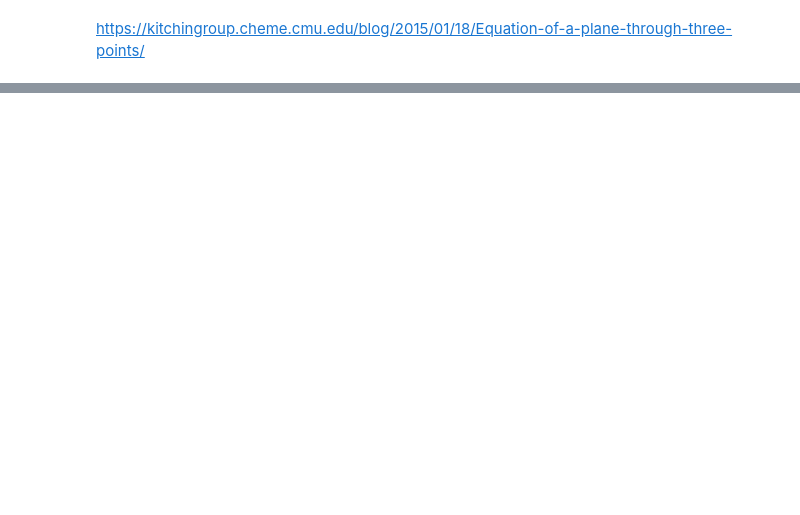
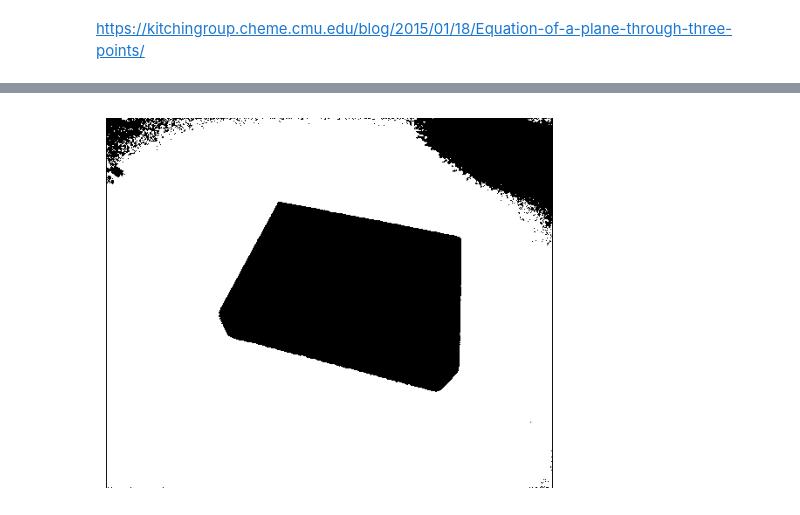
Before and after one commit to mahdi-darvish/CVPorj, a Jupyter notebook: Ex1/Group/exercise-01.ipynb, the cells around one changed output, grey strips where cells are left out. Saved outputs shown, nothing was run; the diff lists cells and outputs as text; code cells hidden in the pictures; blank space fills up the shorter version.

```diff
--- a/Ex1/Group/exercise-01.ipynb
+++ b/Ex1/Group/exercise-01.ipynb
@@ -112,13 +113,6 @@ ax.set_zlabel('Z')
 
 # Show the plot
 plt.show()
-# %%
-def ransac_plane(point_cloud, threshold, max_iter):
-    subsample_size = 3
-    height, width, _ = point_cloud.shape
-    row_indices = np.random.choice(height, subsample_size, replace=False)
-    col_indices = np.random.choice(width, subsample_size, replace=False)
-    points_sub = point_cloud[row_indices, col_indices, :]
 # %%
 subsample_size = 3
 point_cloud = PC
@@ -193,6 +173,7 @@ def ransac_plane(point_cloud, threshold, max_iter):
     best_score = 0
     best_inliers = []
     for _ in range(max_iter):
+        cnt = 0
         subsample_size = 3
         height, width, _ = point_cloud.shape
         row_indices = np.random.choice(height, subsample_size, replace=False)
@@ -208,10 +189,16 @@ def ransac_plane(point_cloud, threshold, max_iter):
         for row in range(height):
             for column in range(width):
                 x, y, z =  point_cloud[row, column, :]
-                result = dist(x, y, z, a, b, c, d)
-                if abs(result) < threshold:
-                    inliers.append((row, column))
-        score = len(inliers) / (height*width) * 100
+                if x == 0 and y == 0 and z == 0:
+                    pass
+                else:
+                    cnt += 1
+                    result = dist(x, y, z, a, b, c, d)
+                    if abs(result) < threshold:
+                        inliers.append((row, column))
+        print("count: ", cnt)
+        print("all: ", len(inliers))
+        score = len(inliers) / cnt *100
         print(f"percentage of inliers are {score}.")
         if score > best_score:
             best_score = score
@@ -219,5 +206,5 @@ def ransac_plane(point_cloud, threshold, max_iter):
     print("best score: ", best_score)
     return best_inliers
 # %%
-ransac_plane(PC, 0.5, 20)
+best_inliers = ransac_plane(PC, 0.1, 20)
 # %% [output]
@@ -261,0 +278,23 @@ best score:  99.99723614386792
+# %%
+def visualize_2d_floor_mask(point_cloud, best_inliers):
+    # Get the dimensions of the point cloud (height and width)
+    height, width, _ = point_cloud.shape
+
+    # Create a mask initialized to zeros
+    floor_mask = np.zeros((height, width), dtype=np.uint8)
+
+    # Set the inliers in the mask to 1
+    for row, col in best_inliers:
+        floor_mask[row, col] = 1
+
+    # Visualize the mask using imshow
+    plt.imshow(floor_mask, cmap='gray')
+    plt.axis('off')
+    plt.savefig('floor_mask.png', bbox_inches='tight', pad_inches=0)
+    plt.show()
+
+%matplotlib inline
+# Call this after running RANSAC to visualize the floor mask
+visualize_2d_floor_mask(point_cloud, best_inliers)
+# %% [output]
+[figure, added]
```
Also changed, not shown: parts of 26 cells of this notebook.
